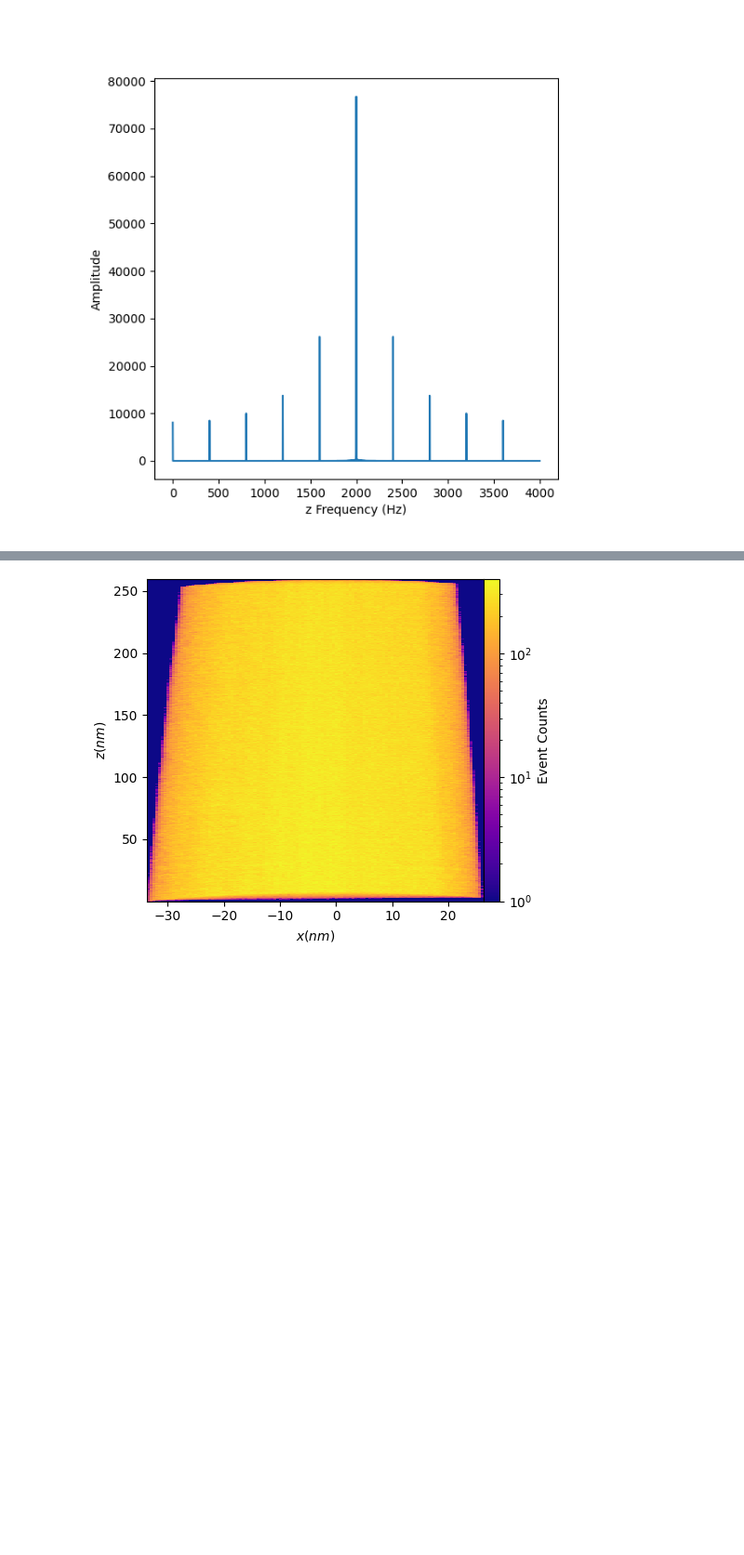
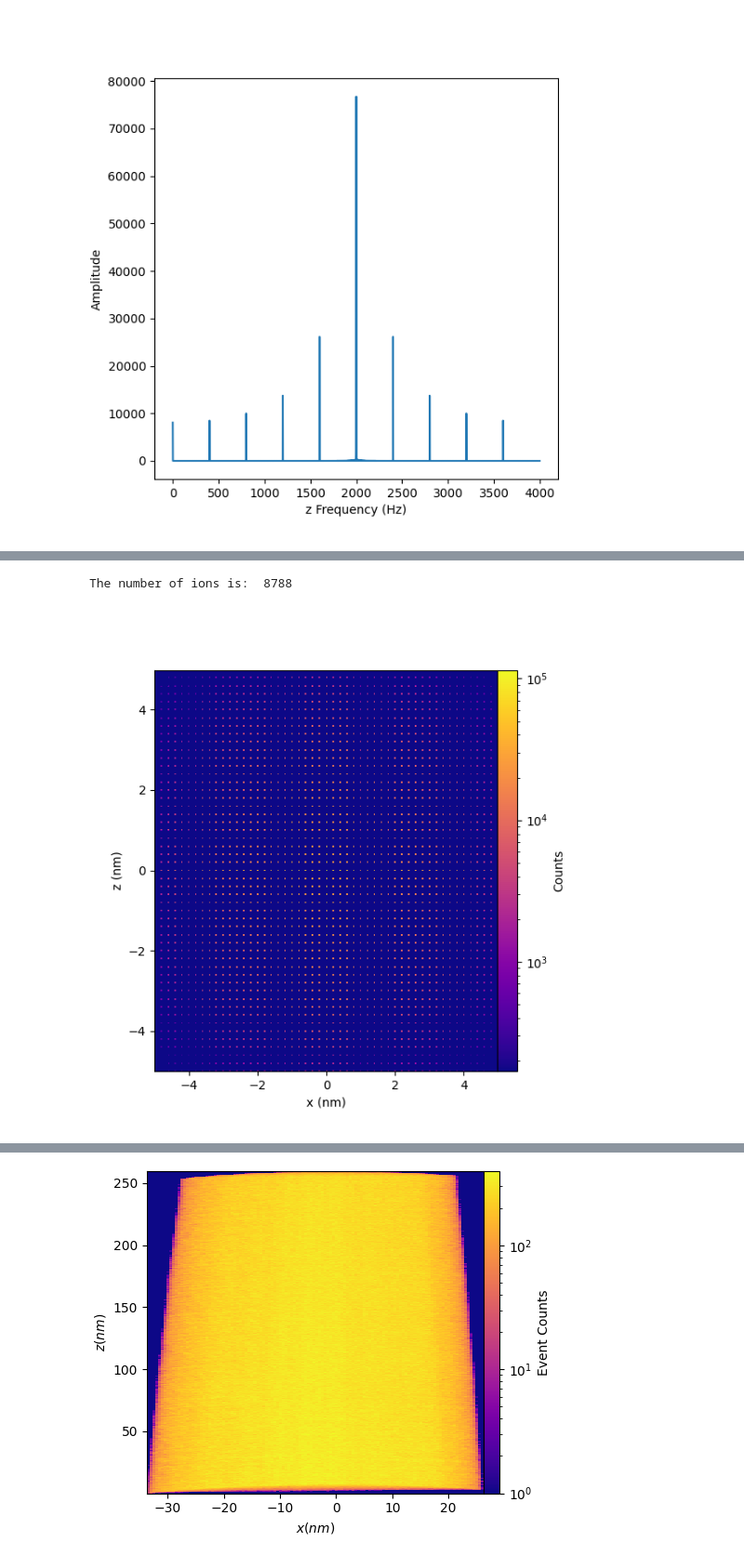
Before and after one commit to mmonajem/pyoxcart, a Jupyter notebook: pyccapt/calibration/tutorials/jupyter_files/sdm_tdf_fft.ipynb, the cells around one changed output, grey strips where cells are left out. Shown at 93% size. Saved outputs shown, nothing was run; the diff lists cells and outputs as text; code cells hidden in the pictures; blank space fills up the shorter version.

```diff
--- a/pyccapt/calibration/tutorials/jupyter_files/sdm_tdf_fft.ipynb
+++ b/pyccapt/calibration/tutorials/jupyter_files/sdm_tdf_fft.ipynb
@@ -130 +162,7 @@ data
+# %%
+sdm_histogram, edges = sdm.sdm(coords, bin_size=0.02, variables=None, normalize=False, plot=True,
+                            histogram_type='2D', axes=['x', 'z'])
+# %% [output]
+The number of ions is:  8788
+[figure, added]
 # %%
```
Also changed, not shown: parts of 5 cells of this notebook, 10 other files.
